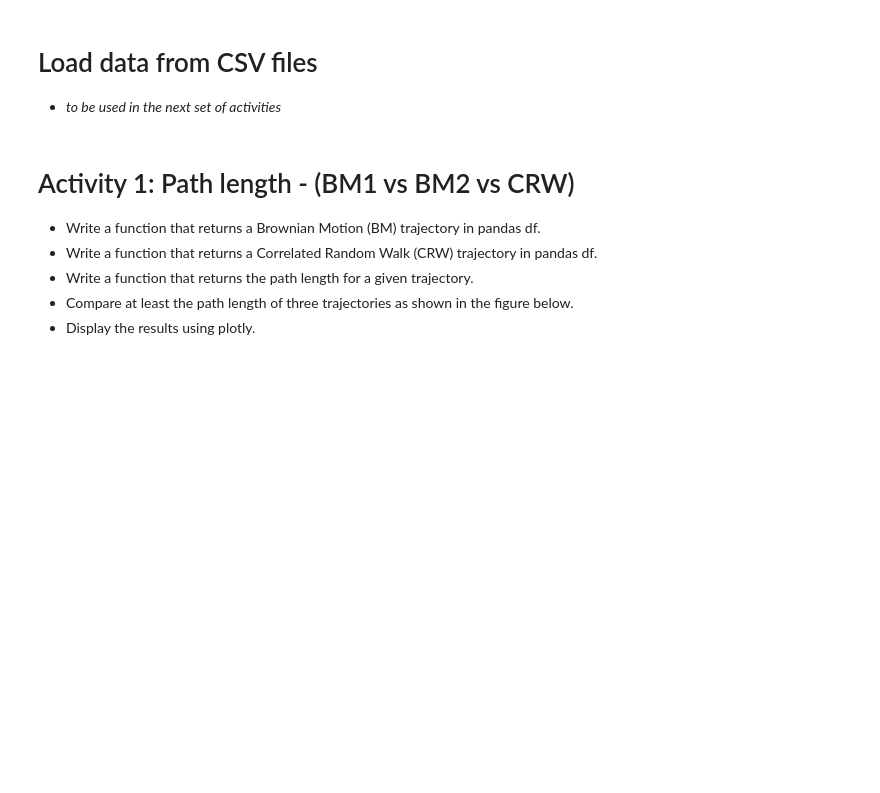
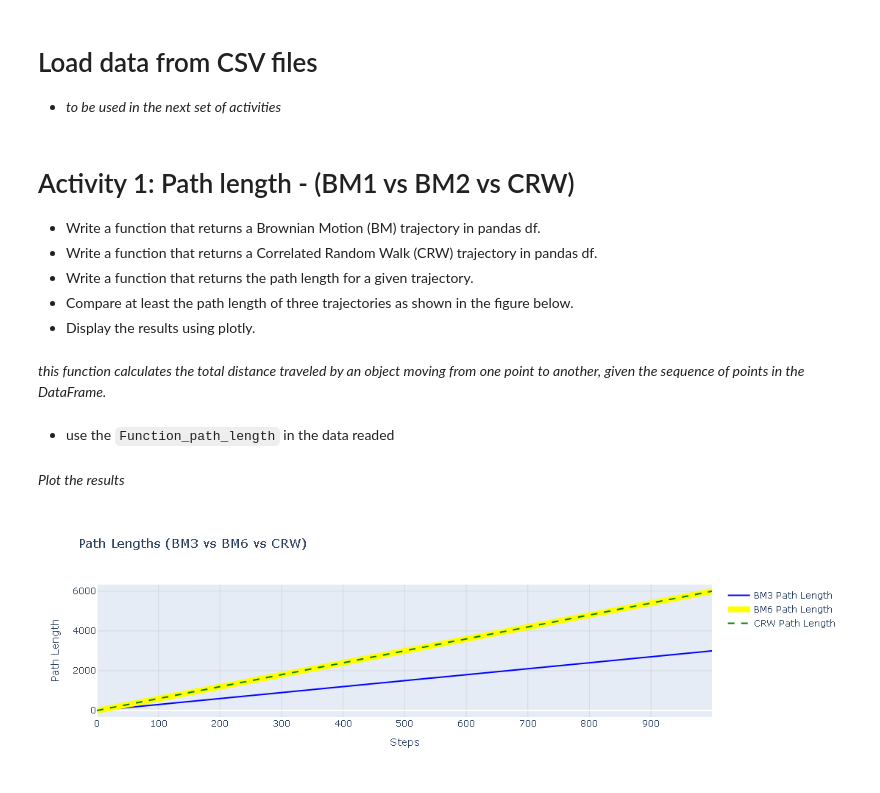
Before and after one commit to herikZ13/Assignment-2_RWM_HZS, a Jupyter notebook: Assignment 2RWM_HZS.ipynb, the cells around one changed output. Drawn from its saved outputs; the diff is of its cells as text; code cells hidden in the pictures; blank space fills up the shorter version.

```diff
--- a/Assignment 2RWM_HZS.ipynb
+++ b/Assignment 2RWM_HZS.ipynb
@@ -30,3 +30,64 @@ CRW9_dataf = pd.read_csv(r'C:\Users\herik\Downloads\csv\crw_6_9.csv')
 - Write a function that returns the path length for a given trajectory.
 - Compare at least the path length of three trajectories as shown in the figure below.
 - Display the results using plotly.
+# %% [markdown]
+*this function calculates the total distance traveled by an object moving from one point to another, given the sequence of points in the DataFrame.*
+# %%
+# Function to compute the accumulated path length
+def Function_path_length(df):
+    csv_coords = df[['x_pos', 'y_pos']].values
+    accum_dist = [0]
+    for i in range(1, len(csv_coords)):
+        accum_dist.append(accum_dist[-1] + distance.euclidean(csv_coords[i-1], csv_coords[i]))
+    return accum_dist
+# %% [markdown]
+- use the `Function_path_length` in the data readed
+# %%
+path_length_bm_3 = Function_path_length(bM3_dataf)
+path_length_bm_6 = Function_path_length(BM6_dataf)
+path_length_crw = Function_path_length(CRW6_dataf)
+# %% [markdown]
+*Plot the results*
+# %%
+# Create a plotly figure
+plot = go.Figure()
+
+# Add paths from CSV files (accumulated length)
+plot.add_trace(go.Scatter(
+    x=list(range(len(path_length_bm_3))),
+    y=path_length_bm_3,
+    mode='lines',
+    name='BM3 Path Length',
+    line=dict(color='blue')
+))
+
+plot.add_trace(go.Scatter(
+    x=list(range(len(path_length_bm_6))),
+    y=path_length_bm_6,
+    mode='lines',
+    name='BM6 Path Length',
+    line=dict(color='yellow', width=8)
+))
+
+plot.add_trace(go.Scatter(
+    x=list(range(len(path_length_crw))),
+    y=path_length_crw,
+    mode='lines',
+    name='CRW Path Length',
+    line=dict(color='green',dash='dash')
+))
+
+# Set figure layout
+plot.update_layout(
+    title="Path Lengths (BM3 vs BM6 vs CRW)",
+    xaxis_title="Steps",
+    yaxis_title="Path Length",
+    showlegend=True,
+    xaxis_gridcolor='rgba(200, 200, 200, 0.5)',
+    yaxis_gridcolor='rgba(200, 200, 200, 0.5)'
+)
+
+# Display the figure
+plot.show()
+# %% [output]
+[figure, added]
```
Also changed, not shown: parts of 7 cells of this notebook, 7 other files.
